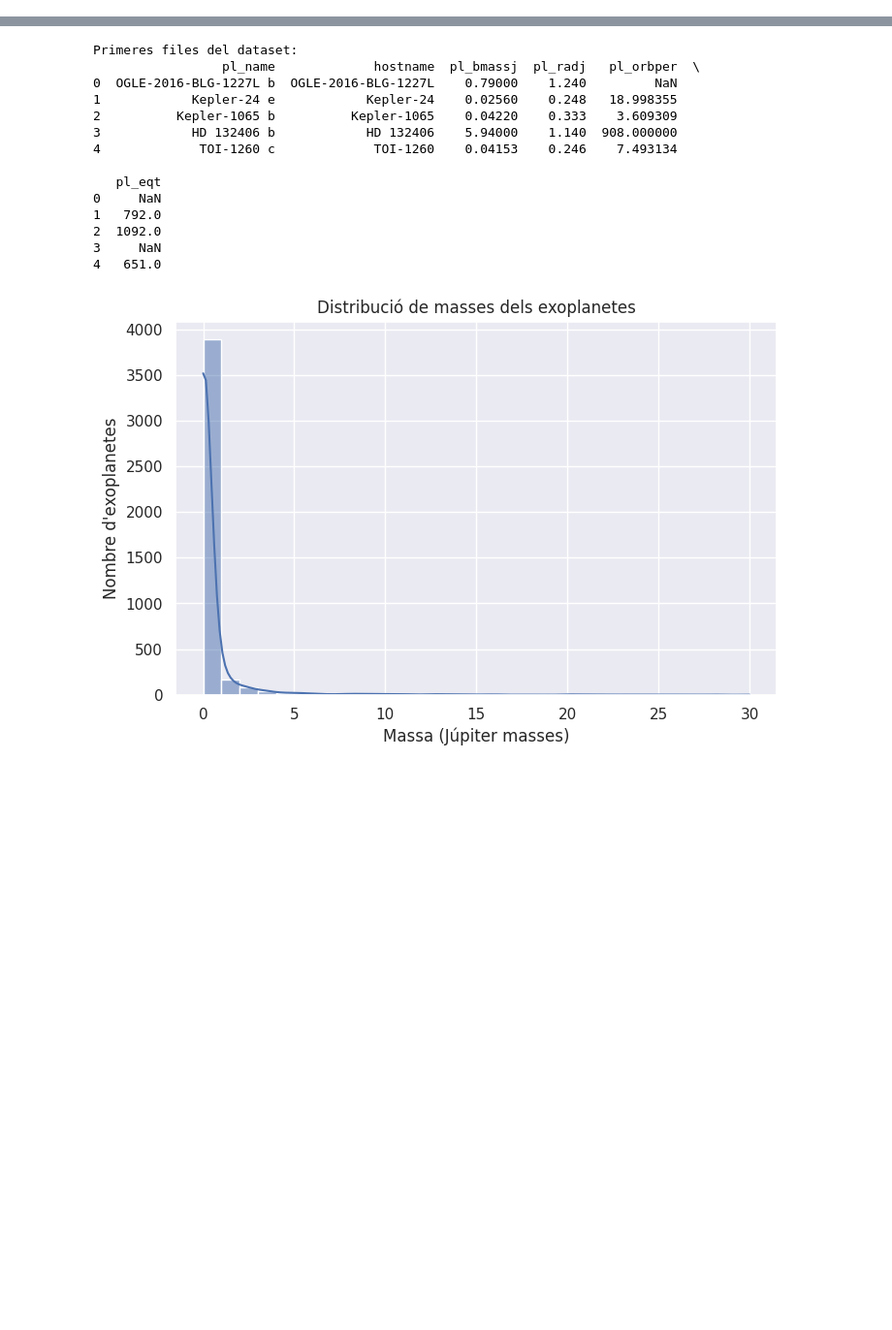
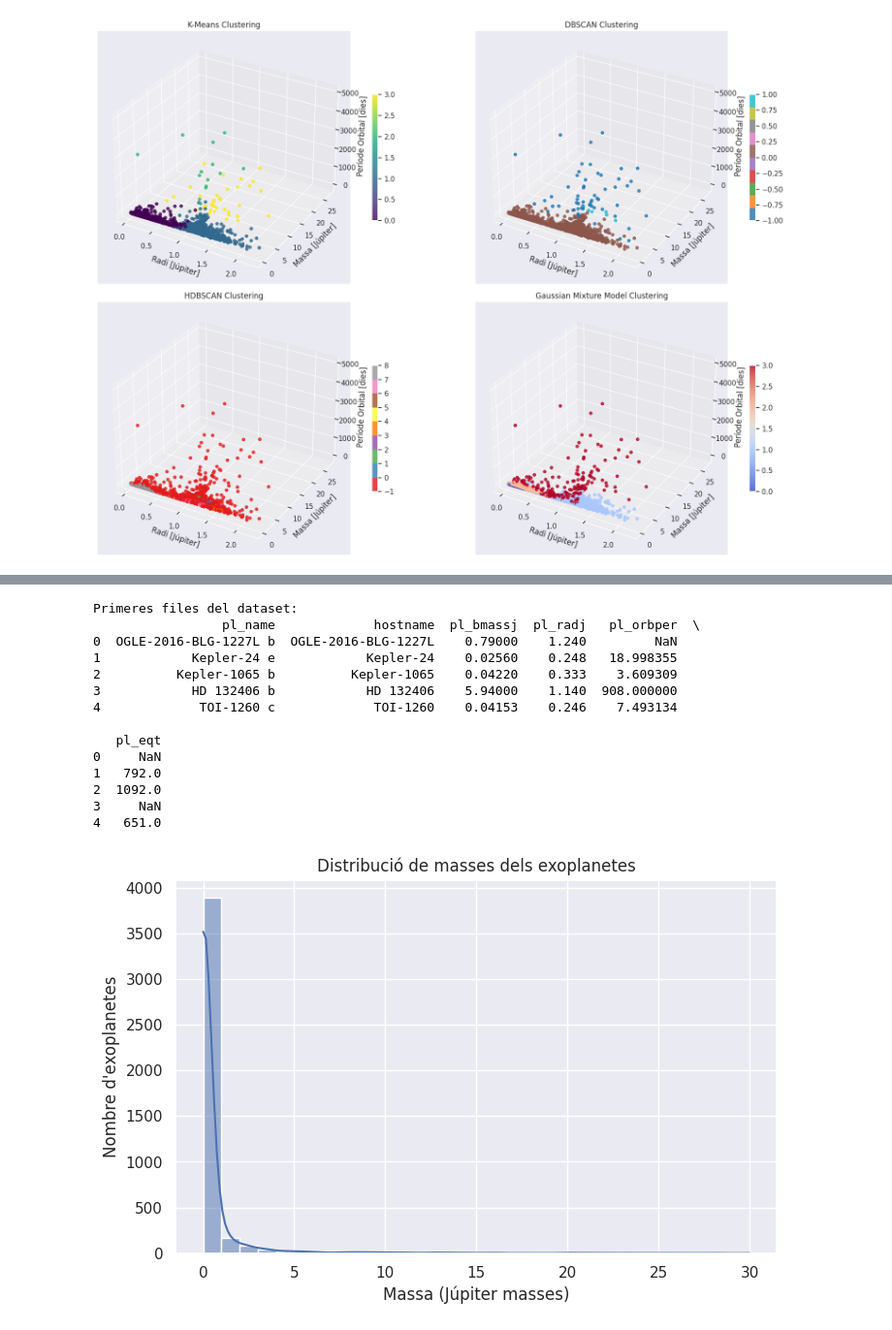
Before and after one commit to drfperez/lightkurve, a Jupyter notebook: ExoplanetCalculus.ipynb, the cells around one changed output, grey strips where cells are left out. Shown at 97% size. Saved outputs shown, nothing was run; the diff lists cells and outputs as text; code cells hidden in the pictures; blank space fills up the shorter version.

```diff
--- a/ExoplanetCalculus.ipynb
+++ b/ExoplanetCalculus.ipynb
@@ -1,2 +1,92 @@
 # %% [markdown]
 <a href="https://colab.research.google.com/github/drfperez/lightkurve/blob/main/ExoplanetCalculus.ipynb" target="_parent"><img src="https://colab.research.google.com/assets/colab-badge.svg" alt="Open In Colab"/></a>
+# %%
+
+# Instal·lem llibreries necessàries (només si no estan instal·lades)
+!pip install -q hdbscan
+
+# Importem llibreries
+import pandas as pd
+import numpy as np
+import matplotlib.pyplot as plt
+import seaborn as sns
+from sklearn.preprocessing import StandardScaler
+from sklearn.cluster import KMeans, DBSCAN
+from sklearn.mixture import GaussianMixture
+import hdbscan
+from mpl_toolkits.mplot3d import Axes3D
+
+# Definim la URL del dataset d'exoplanetes des del NASA Exoplanet Archive
+url = "https://exoplanetarchive.ipac.caltech.edu/TAP/sync?query=select+pl_name,hostname,pl_bmassj,pl_radj,pl_orbper,pl_eqt+from+pscomppars&format=csv"
+
+# Carreguem les dades
+df = pd.read_csv(url)
+
+# Eliminem valors NaN i filtrem valors extrems
+df = df[['pl_bmassj', 'pl_radj', 'pl_orbper', 'pl_eqt']].dropna()
+df = df[(df['pl_bmassj'] < 50) & (df['pl_radj'] < 5) & (df['pl_orbper'] < 5000) & (df['pl_eqt'] > 0)]  # Filtrem outliers
+
+# Escalem les dades
+scaler = StandardScaler()
+df_scaled = scaler.fit_transform(df)
+
+# ------------------------
+# 1. K-MEANS CLUSTERING
+# ------------------------
+kmeans = KMeans(n_clusters=4, random_state=42, n_init=10)
+df['kmeans_cluster'] = kmeans.fit_predict(df_scaled)
+
+# ------------------------
+# 2. DBSCAN (Density-Based Clustering) - Ajustem eps basat en les dades
+# ------------------------
+dbscan = DBSCAN(eps=1.3, min_samples=8)  # Reduïm eps per ajustar millor els grups
+df['dbscan_cluster'] = dbscan.fit_predict(df_scaled)
+
+# ------------------------
+# 3. HDBSCAN (Hierarchical DBSCAN)
+# ------------------------
+hdb = hdbscan.HDBSCAN(min_cluster_size=8, min_samples=5)
+df['hdbscan_cluster'] = hdb.fit_predict(df_scaled)
+
+# ------------------------
+# 4. GMM (Gaussian Mixture Model)
+# ------------------------
+gmm = GaussianMixture(n_components=4, random_state=42)
+df['gmm_cluster'] = gmm.fit_predict(df_scaled)
+
+# ------------------------
+# Visualització en 3D dels grups
+# ------------------------
+fig = plt.figure(figsize=(18, 12))
+
+def plot_3d(subplot_idx, cluster_col, title, cmap):
+    ax = fig.add_subplot(2, 2, subplot_idx, projection='3d')
+    scatter = ax.scatter(df['pl_radj'], df['pl_bmassj'], df['pl_orbper'], c=df[cluster_col], cmap=cmap, alpha=0.8)
+    ax.set_xlabel('Radi [Júpiter]')
+    ax.set_ylabel('Massa [Júpiter]')
+    ax.set_zlabel('Període Orbital [dies]')
+    ax.set_title(title)
+    fig.colorbar(scatter, ax=ax, shrink=0.5)
+
+plot_3d(1, 'kmeans_cluster', 'K-Means Clustering', 'viridis')
+plot_3d(2, 'dbscan_cluster', 'DBSCAN Clustering', 'tab10')
+plot_3d(3, 'hdbscan_cluster', 'HDBSCAN Clustering', 'Set1')
+plot_3d(4, 'gmm_cluster', 'Gaussian Mixture Model Clustering', 'coolwarm')
+
+plt.tight_layout()
+plt.show()
+
+# ------------------------
+# Mostrar el nombre de grups detectats per cada mètode
+# ------------------------
+def count_clusters(cluster_col):
+    clusters = df[cluster_col].unique()
+    return len(clusters) - (1 if -1 in clusters else 0)  # Restem -1 si hi ha outliers
+
+print("\nNombre de grups detectats:")
+print(f"K-Means: {count_clusters('kmeans_cluster')}")
+print(f"DBSCAN: {count_clusters('dbscan_cluster')} (excloent outliers)")
+print(f"HDBSCAN: {count_clusters('hdbscan_cluster')}")
+print(f"GMM: {count_clusters('gmm_cluster')}")
+# %% [output]
+[figure, added]
```
Also changed, not shown: parts of 1 cell of this notebook.
